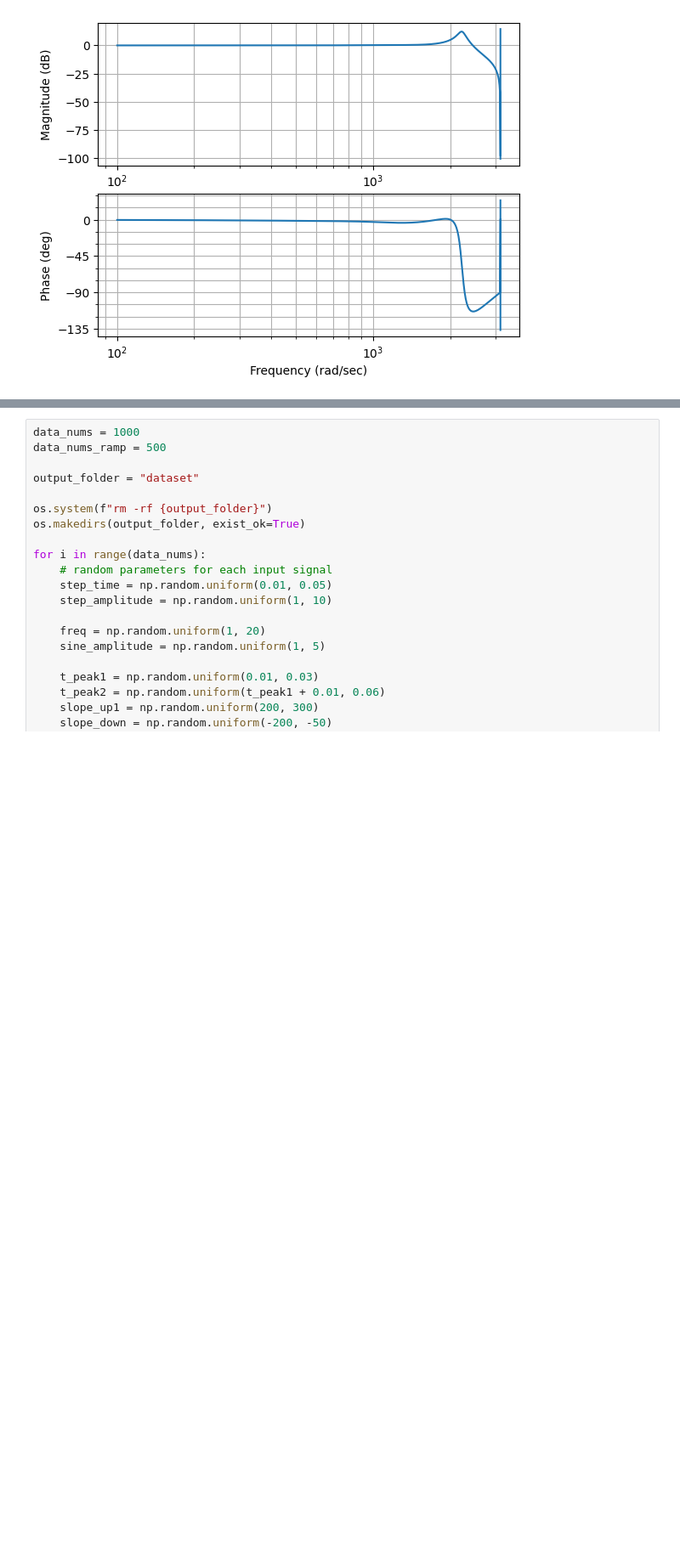
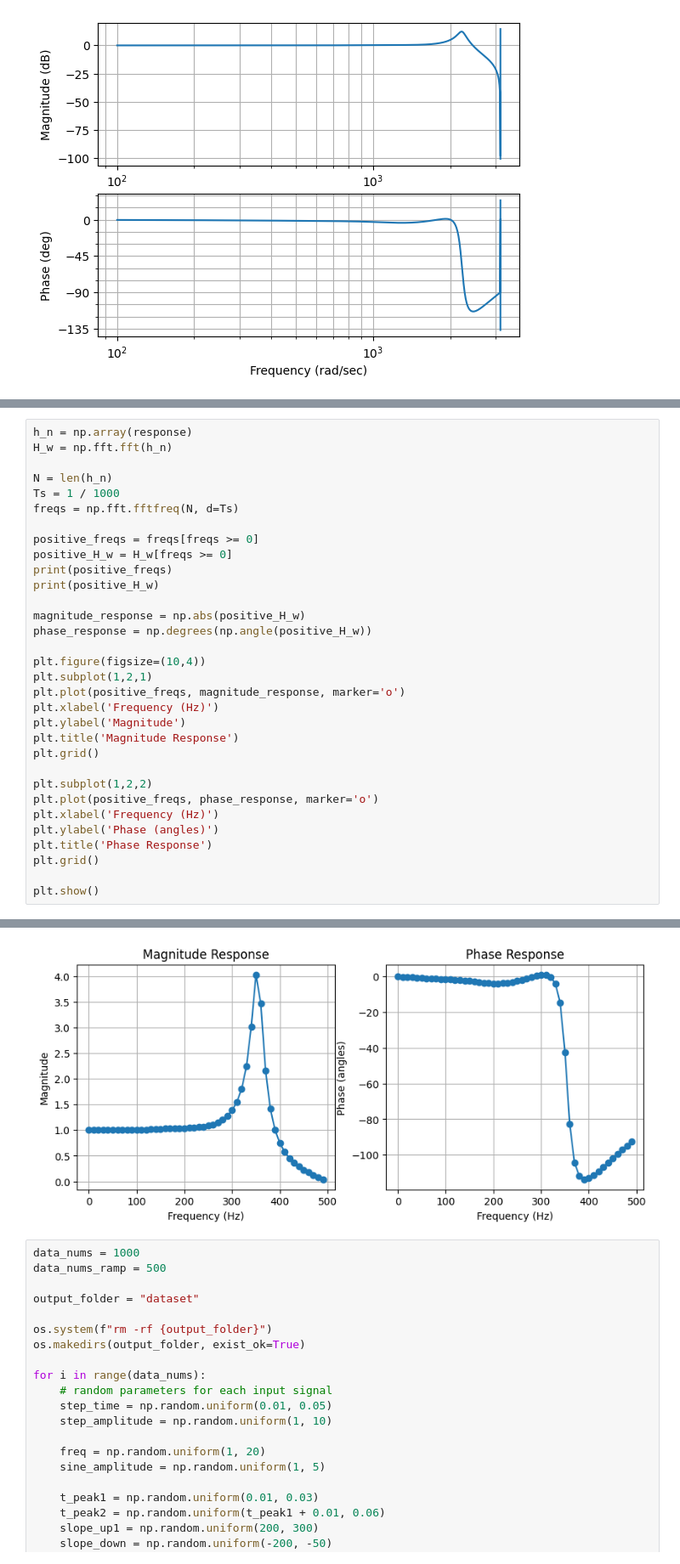
Before and after one commit to lintin528/motor_simulation, a Jupyter notebook: data_generate.ipynb, the cells around one changed output, grey strips where cells are left out. Shown at 85% size. Drawn from its saved outputs; the diff is of its cells as text; blank space fills up the shorter version.

```diff
--- a/data_generate.ipynb
+++ b/data_generate.ipynb
@@ -197,0 +198,33 @@ plt.show()
+# %%
+h_n = np.array(response)
+H_w = np.fft.fft(h_n)
+
+N = len(h_n)
+Ts = 1 / 1000
+freqs = np.fft.fftfreq(N, d=Ts)
+
+positive_freqs = freqs[freqs >= 0]
+positive_H_w = H_w[freqs >= 0]
+print(positive_freqs)
+print(positive_H_w)
+
+magnitude_response = np.abs(positive_H_w)
+phase_response = np.degrees(np.angle(positive_H_w))
+
+plt.figure(figsize=(10,4))
+plt.subplot(1,2,1)
+plt.plot(positive_freqs, magnitude_response, marker='o')
+plt.xlabel('Frequency (Hz)')
+plt.ylabel('Magnitude')
+plt.title('Magnitude Response')
+plt.grid()
+
+plt.subplot(1,2,2)
+plt.plot(positive_freqs, phase_response, marker='o')
+plt.xlabel('Frequency (Hz)')
+plt.ylabel('Phase (angles)')
+plt.title('Phase Response')
+plt.grid()
+
+plt.show()
+# %% [output]
@@ -198,3 +248,4 @@ plt.show()
+[figure, added]
 # %%
 data_nums = 1000
 data_nums_ramp = 500
```
Also changed, not shown: parts of 2 cells of this notebook, 1 other file.
